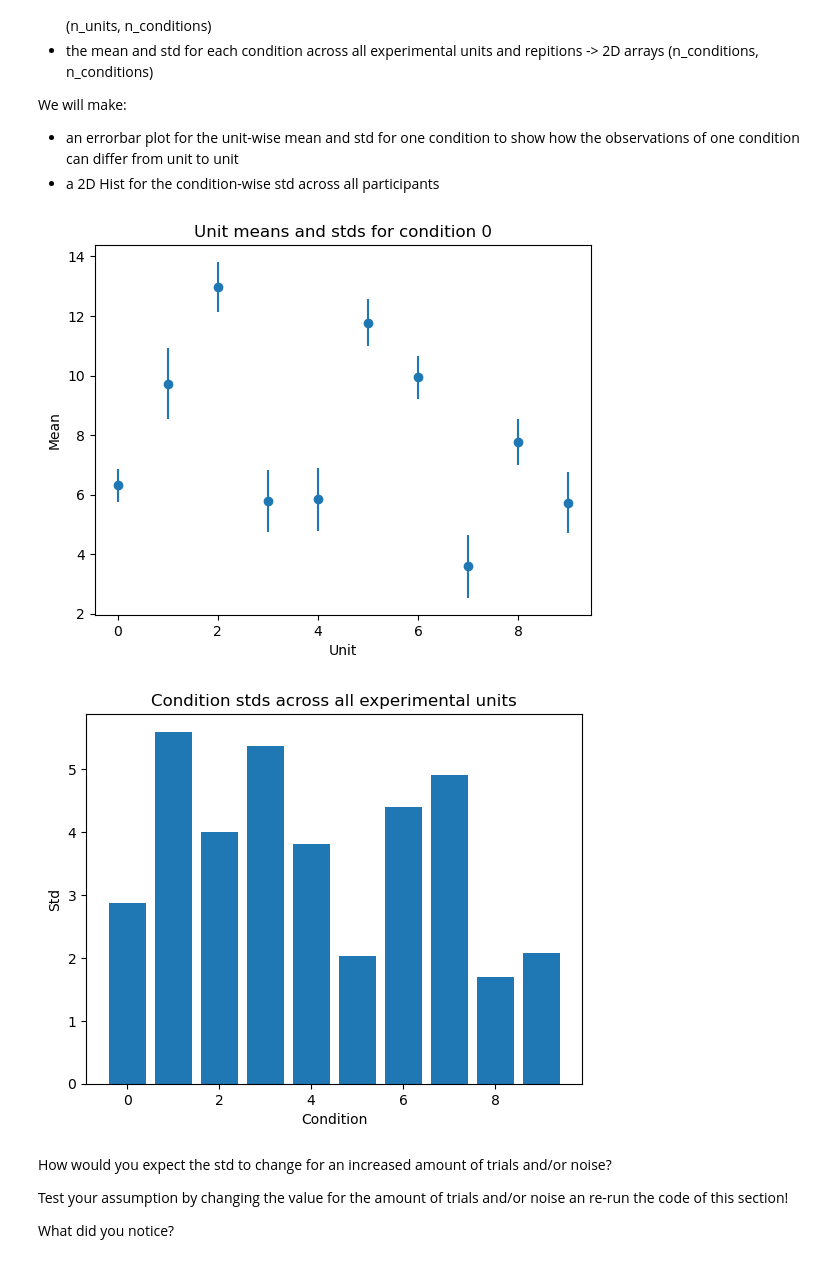
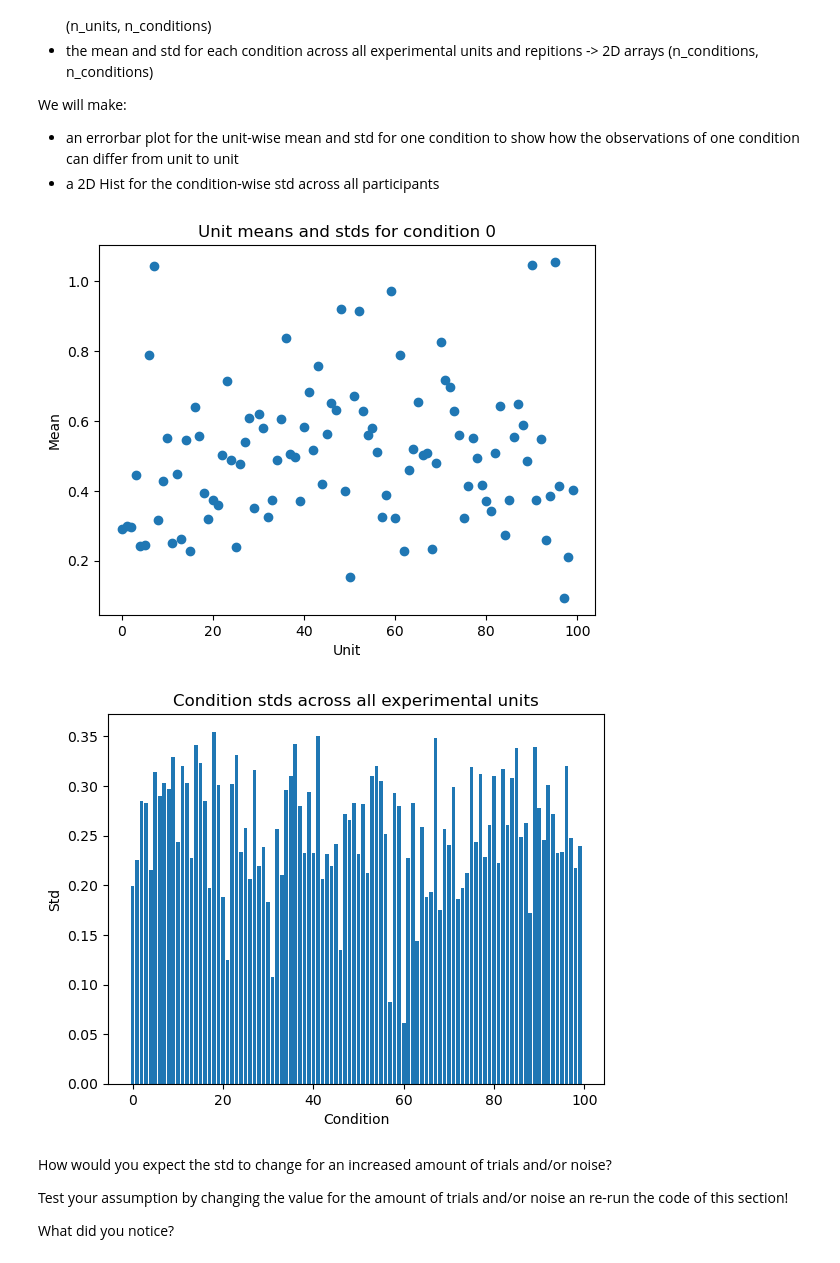
Before and after one commit to whyhardt/CourseOptimizingExperimentalDesign, a Jupyter notebook: tutorials/syntheticexperiments.ipynb, the cells around one changed output. Saved outputs shown, nothing was run; the diff lists cells and outputs as text; code cells hidden in the pictures.

```diff
--- a/tutorials/syntheticexperiments.ipynb
+++ b/tutorials/syntheticexperiments.ipynb
@@ -338,35 +374,35 @@ And the intrinsic parameter for the noise level (over this parameter we usually
 # define the dataset parameters
 
 # number of experimental units
-n_units = 10
+n_units = 100
 
 # number of observations per experimental unit
-n_conditions = 10
+n_conditions = 100
 
 # number of repetitions per condition
-n_repetitions = 10
+n_repetitions = 1
 
-# amount of noise, we are going to add to the data
-noise_level = 1
+# amount of noise which we are going to add to the data
+noise_level = 0.
 # %% [markdown]
 Now we will define the unit parameters and the conditions
 # %%
 # create n_units arbitrary parameter sets to define n_units experimental units
 # we will draw the parameters from a uniform distribution between 1 and 3
-parameters = np.random.uniform(1, 3, (n_units, 2))
+parameters = np.random.normal(1, 0.5, (n_units, 2))
 
 # create n_trials conditions which will be taken for all experimental units
 # we will draw the conditions from a uniform distribution between 0 and 10
-conditions = np.random.uniform(0, 10, (n_conditions, 2))
+condition = np.random.uniform(0, 1, (n_conditions, 2))
 # %% [markdown]
 After defining the parameters, we can now create instances of our experimental units
 # %%
 # create a list of experimental units
-unit = []
+experimental_units = []
 
 # create the experimental units
 for i in range(n_units):
-    unit.append(
+    experimental_units.append(
         experimental_unit(
             problem_solver=ground_truth,
             noise=noise,
@@ -386,14 +422,16 @@ This way, we will have a 3D-Corpus of the data with the dimensions (experimental
 # %%
 # create an array which will be the dataset
-dataset = np.zeros((n_units, n_conditions, n_repetitions))
+dataset = np.zeros((n_units, n_conditions, n_repetitions, 4))
 
 for i in range(n_units):
     # here we collect the observations for each experimental unit
-    for j in range(n_conditions):
-        # here we collect the observations for each condition for each experimental unit
-        for k in range(n_repetitions):
+    for k in range(n_repetitions):
             # here we collect the observations for each repetition for each condition for each experimental unit
-            dataset[i, j, k] = unit[i].step(conditions[j, 0], conditions[j, 1])
+            # dataset[i, :, k] = experimental_units[i].step(conditions[:, 0], conditions[:, 1])
+            observation = experimental_units[i].step(condition[:, 0], condition[:, 1])
+            dataset[i, :, k, 0] += i
+            dataset[i, :, k, 1:3] = condition
+            dataset[i, :, k, -1] = observation
 # %% [markdown]
 Let's inspect the dataset a little bit
 
@@ -408,38 +446,38 @@ We will make:
 # set the index for the condition which will be observed
 condition_index = 0
 
 # compute the mean and std for each unit and condition
-unit_mean = np.mean(dataset, axis=2)
-unit_std = np.std(dataset, axis=2)
+unit_mean = np.mean(dataset[:, :, :, -1], axis=2)
+unit_std = np.std(dataset[:, :, :, -1], axis=2)
 
 # compute the mean and std for each condition
-condition_mean = np.mean(dataset, axis=2)
+condition_mean = np.mean(dataset[:, :, :, -1], axis=2)
 condition_std = np.std(condition_mean, axis=0)
 
 # plot an errorbar plot to visualize the unit means and stds for the selected condition
 plt.errorbar(
     np.arange(n_units),
     unit_mean[:, condition_index],
     yerr=unit_std[:, condition_index],
     fmt='o',
 )
 plt.title('Unit means and stds for condition {}'.format(condition_index))
 plt.xlabel('Unit')
 plt.ylabel('Mean')
 plt.show()
 
 # visualize the condition stds across all experimental units over the conditions
 plt.bar(
     np.arange(n_conditions),
     condition_std,
 )
 plt.title('Condition stds across all experimental units')
 plt.xlabel('Condition')
 plt.ylabel('Std')
 plt.show()
 # %% [output]
-[figure, old version]
+[figure, new version]
-[figure, old version]
+[figure, new version]
 # %% [markdown]
 How would you expect the std to change for an increased amount of trials and/or noise?
 
```
Also changed, not shown: parts of 21 cells of this notebook, 8 other files.
